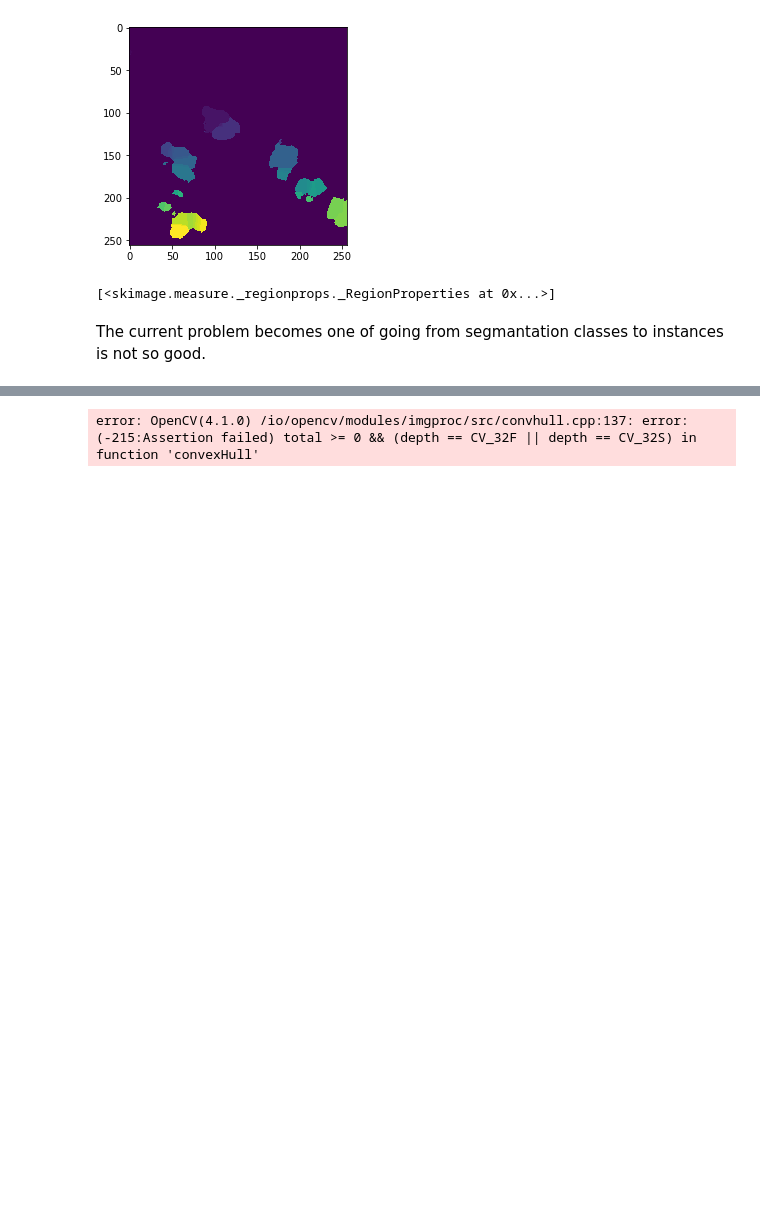
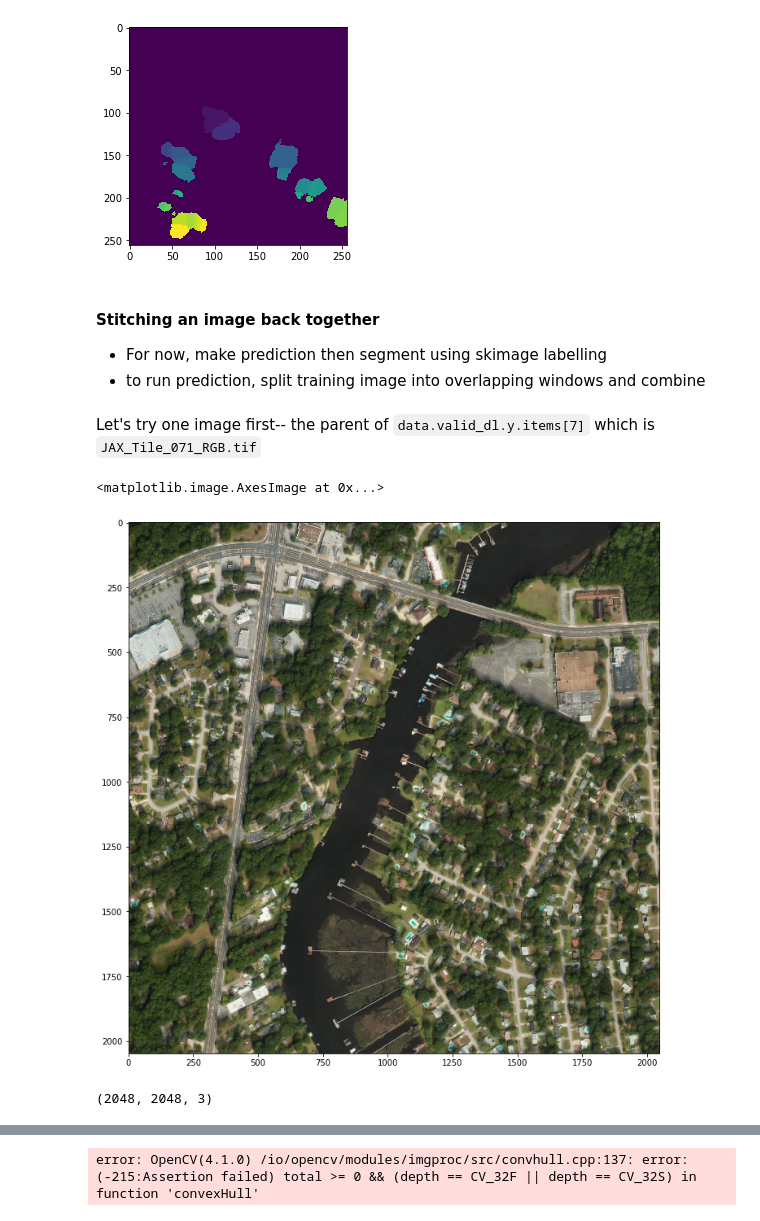
Before and after one commit to wwymak/spacenet-buildings, a Jupyter notebook: segmentation masks to instances.ipynb, the cells around one changed output, grey strips where cells are left out. Cells and saved outputs as stored; diff of their text form; code cells hidden in the pictures; blank space fills up the shorter version.

Commit message:
patches to full image

```diff
--- a/segmentation masks to instances.ipynb
+++ b/segmentation masks to instances.ipynb
@@ -139,9 +146,22 @@ plt.imshow(labels)
 # %% [output]
 <matplotlib.image.AxesImage at 0x...>
 [figure]
-# %%
-img_properties
-# %% [output]
-[<skimage.measure._regionprops._RegionProperties at 0x...>]
-# %% [markdown]
-The current problem becomes one of going from segmantation classes to instances is not so good.
+# %% [markdown]
+#### Stitching an image back together
+
+- For now, make prediction then segment using skimage labelling
+- to run prediction, split training image into overlapping windows and combine
+# %% [markdown]
+Let's try one image first-- the parent of `data.valid_dl.y.items[7]` which is `JAX_Tile_071_RGB.tif`
+# %%
+parent = sktif.imread(str(train_dir/"JAX_Tile_071_RGB.tif"))
+# %%
+plt.figure( figsize=(12,12))
+plt.imshow(parent)
+# %% [output]
+<matplotlib.image.AxesImage at 0x...>
+[figure, added]
+# %%
+parent.shape
+# %% [output]
+(2048, 2048, 3)
```
Also changed, not shown: parts of 17 cells of this notebook.
